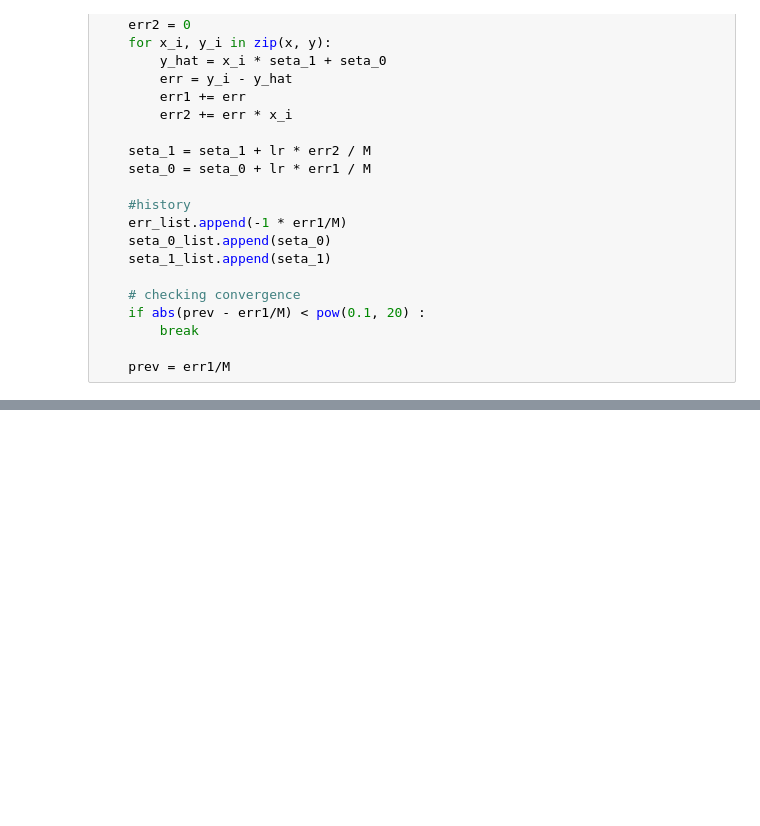
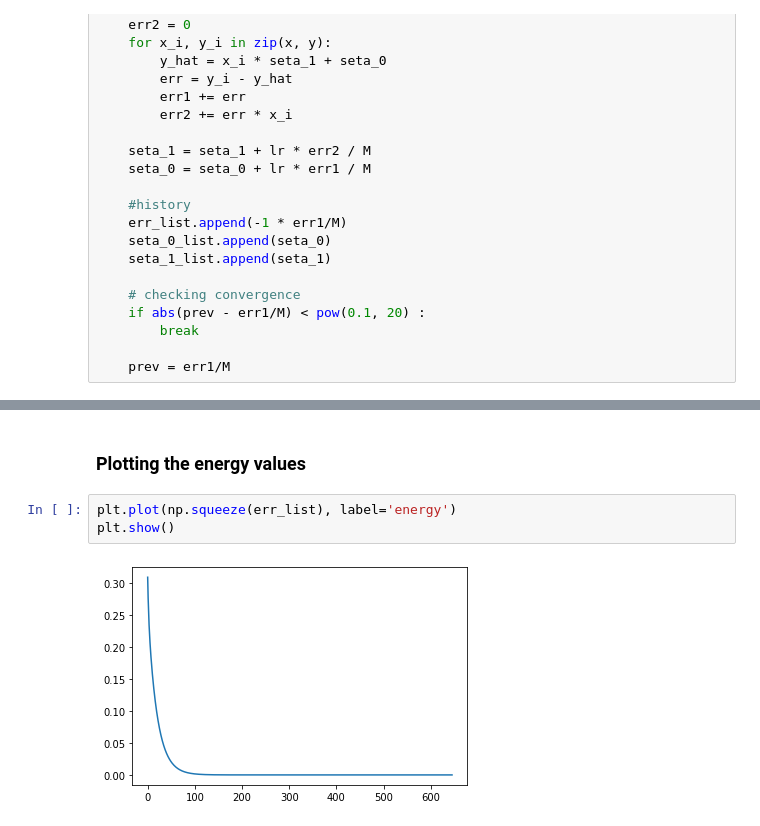
Before and after one commit to YoungsooNa/ML, a Jupyter notebook: Assignment_01/Assignment_01.ipynb, the cells around one changed output, grey strips where cells are left out. Saved outputs shown, nothing was run; the diff lists cells and outputs as text; blank space fills up the shorter version.

```diff
--- a/Assignment_01/Assignment_01.ipynb
+++ b/Assignment_01/Assignment_01.ipynb
@@ -57,0 +74,7 @@ for i in range(epochs):
+# %% [markdown]
+### Plotting the energy values
+# %%
+plt.plot(np.squeeze(err_list), label='energy')
+plt.show()
+# %% [output]
+[figure, added]
```
Also changed, not shown: parts of 5 cells of this notebook.
